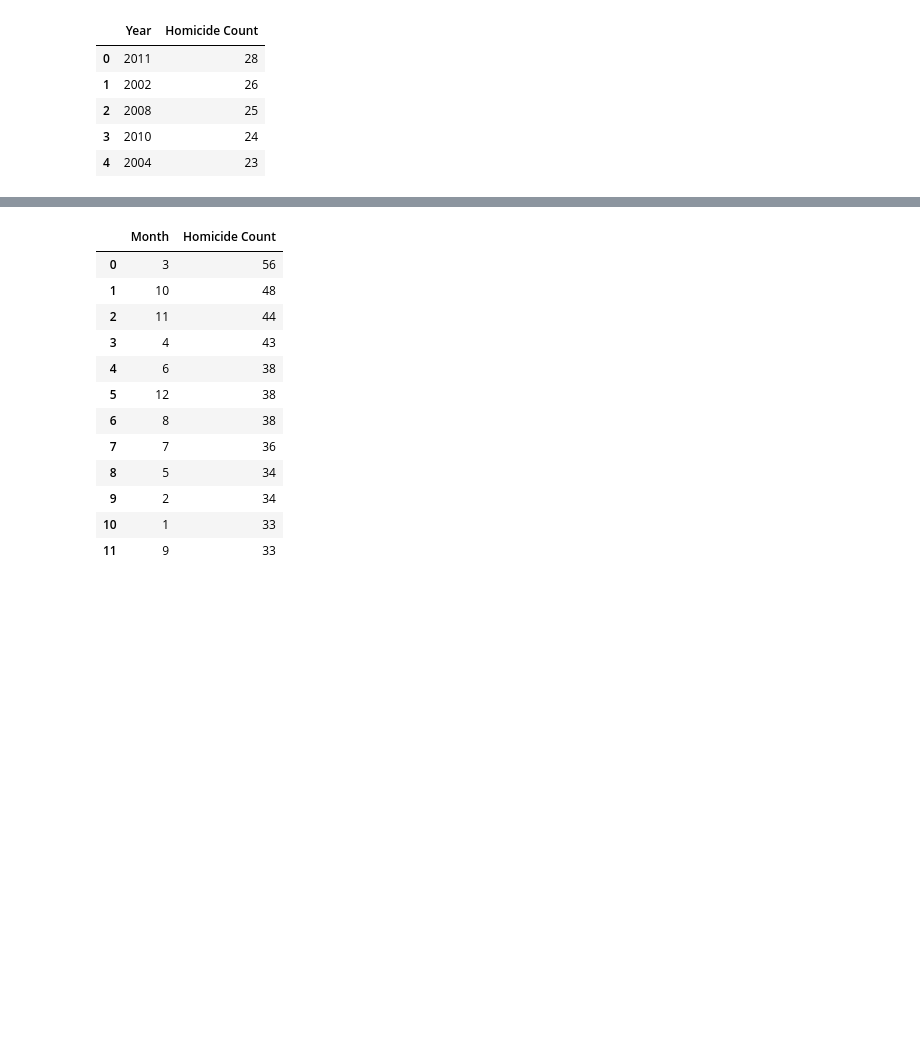
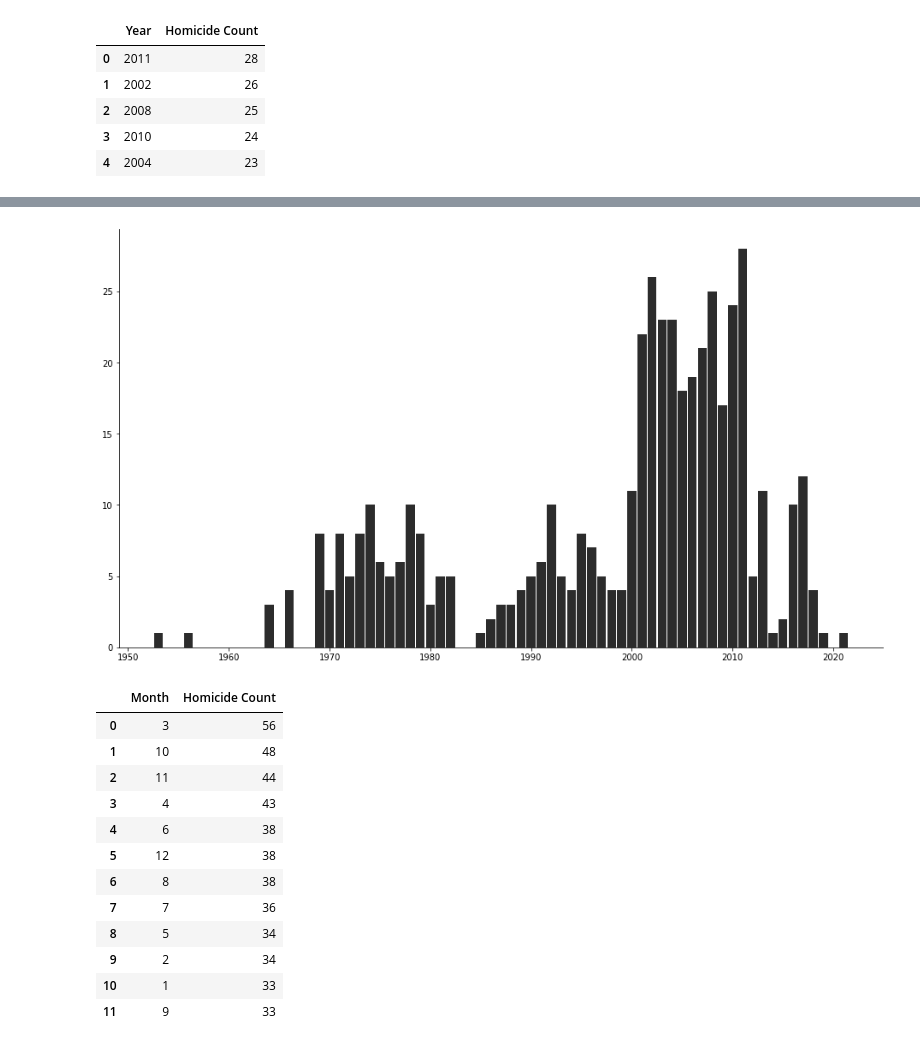
Before and after one commit to IsabelsRepo/IsabelsRepo, a Jupyter notebook: Data-Science/Unsolved Homicide Analysis/Unsolved_Homicides.ipynb, the cells around one changed output, grey strips where cells are left out. Cells and saved outputs as stored; diff of their text form; code cells hidden in the pictures; blank space fills up the shorter version.

```diff
--- a/Data-Science/Unsolved Homicide Analysis/Unsolved_Homicides.ipynb
+++ b/Data-Science/Unsolved Homicide Analysis/Unsolved_Homicides.ipynb
@@ -409,6 +395,13 @@ show(date_bar)
 # %% [output]
 [interactive output not drawn]
 [interactive output not drawn]
+# %%
+fig, ax = plt.subplots(figsize=(16,9))
+ax.bar(years_df['Year'], years_df['Homicide Count'], width=0.9, color='#2C2C2C')
+ax.spines[['top', 'right']].set_visible(False)
+plt.show()
+# %% [output]
+[figure, added]
 # %%
 months_series = pd.value_counts(case_df['Incident date'].dt.month)
 months_df = pd.DataFrame({'Month': months_series.index, 'Homicide Count':months_series.values})
```
Also changed, not shown: parts of 24 cells of this notebook.
